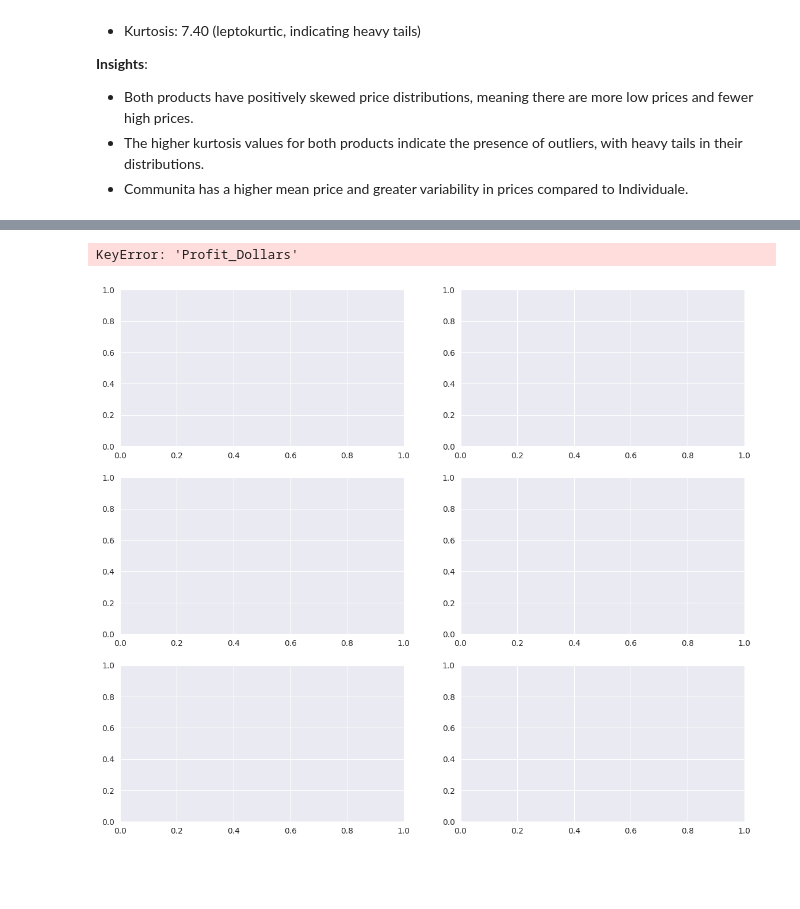
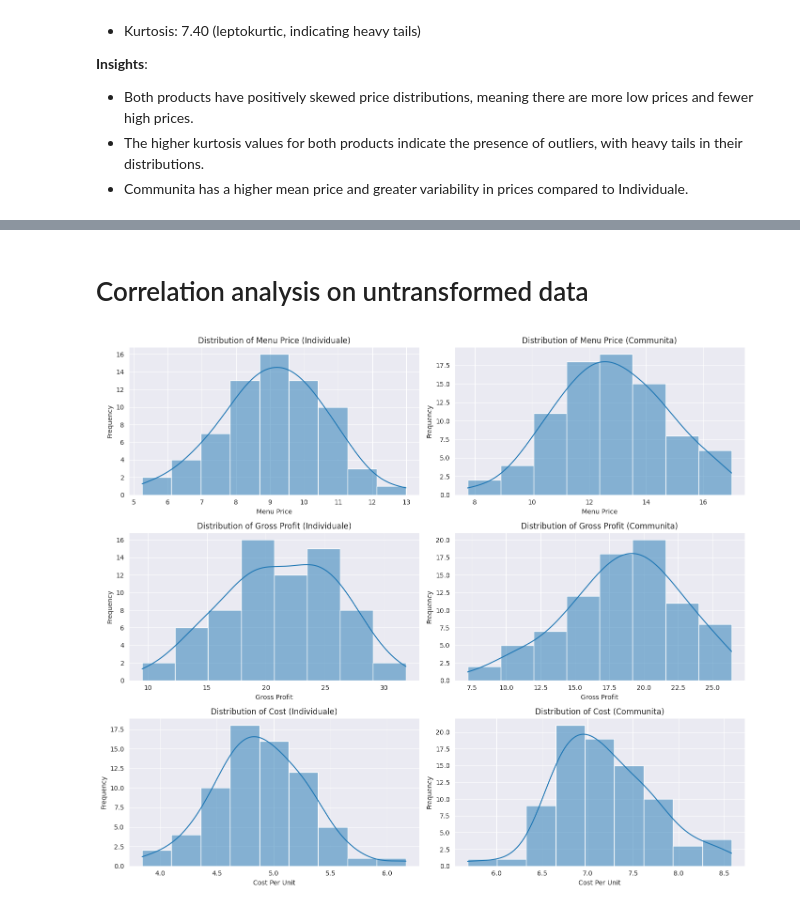
Before and after one commit to mkingopng/Dominos_senior_data_scientist, a Jupyter notebook: src/eda.ipynb, the cells around one changed output, grey strips where cells are left out. Saved outputs shown, nothing was run; the diff lists cells and outputs as text; code cells hidden in the pictures; blank space fills up the shorter version.

```diff
--- a/src/eda.ipynb
+++ b/src/eda.ipynb
@@ -117,6 +159,0 @@ df.head()
-# %%
-# Calculate the Profit in Dollars
-df['Profit_Dollars'] = (df['Menu_Price'] - df['cost_per_unit']) * df['Pizza_Count']
-
-# Display the first few rows to check the calculations
-print(df.head())
@@ -219,14 +206,0 @@ Arguing against myself, there are reasons to consider not excluding the low side
-# %%
-def identify_outliers(df, column):
-    """
-    Identify outliers using the IQR method.
-    :param df:
-    :param column:
-    :return:
-    """
-    Q1 = df[column].quantile(0.25)
-    Q3 = df[column].quantile(0.75)
-    IQR = Q3 - Q1
-    lower_bound = Q1 - 1.5 * IQR
-    upper_bound = Q3 + 1.5 * IQR
-    return df[(df[column] < lower_bound) | (df[column] > upper_bound)], lower_bound, upper_bound
@@ -511,41 +553,42 @@ communita_df = final_df[final_df['Product'] == 'Communita'].copy()
+# %% [markdown]
+# Correlation analysis on untransformed data
 # %%
-# Plot the distribution of Profit_Dollars, COGS, and Cost for each product
+# Plot the distribution of Menu_Price, gross_profit, and cost_per_unit for each product, on the untransformed data
 fig, axes = plt.subplots(3, 2, figsize=(14, 12))
 
 # Individuale
-sns.histplot(individuale_df['Profit_Dollars'], kde=True, ax=axes[0, 0])
-axes[0, 0].set_title('Distribution of Profit Dollars (Individuale)')
-axes[0, 0].set_xlabel('Profit Dollars')
+sns.histplot(individuale_df['Menu_Price'], kde=True, ax=axes[0, 0])
+axes[0, 0].set_title('Distribution of Menu Price (Individuale)')
+axes[0, 0].set_xlabel('Menu Price')
 axes[0, 0].set_ylabel('Frequency')
 
-sns.histplot(individuale_df['COGS'], kde=True, ax=axes[1, 0])
-axes[1, 0].set_title('Distribution of COGS (Individuale)')
-axes[1, 0].set_xlabel('COGS')
+sns.histplot(individuale_df['gross_profit'], kde=True, ax=axes[1, 0])
+axes[1, 0].set_title('Distribution of Gross Profit (Individuale)')
+axes[1, 0].set_xlabel('Gross Profit')
 axes[1, 0].set_ylabel('Frequency')
 
 sns.histplot(individuale_df['cost_per_unit'], kde=True, ax=axes[2, 0])
 axes[2, 0].set_title('Distribution of Cost (Individuale)')
-axes[2, 0].set_xlabel('cost_per_unit')
+axes[2, 0].set_xlabel('Cost Per Unit')
 axes[2, 0].set_ylabel('Frequency')
 
 # Communita
-sns.histplot(communita_df['Profit_Dollars'], kde=True, ax=axes[0, 1])
-axes[0, 1].set_title('Distribution of Profit Dollars (Communita)')
-axes[0, 1].set_xlabel('Profit Dollars')
+sns.histplot(communita_df['Menu_Price'], kde=True, ax=axes[0, 1])
+axes[0, 1].set_title('Distribution of Menu Price (Communita)')
+axes[0, 1].set_xlabel('Menu Price')
 axes[0, 1].set_ylabel('Frequency')
 
-sns.histplot(communita_df['COGS'], kde=True, ax=axes[1, 1])
-axes[1, 1].set_title('Distribution of COGS (Communita)')
-axes[1, 1].set_xlabel('COGS')
+sns.histplot(communita_df['gross_profit'], kde=True, ax=axes[1, 1])
+axes[1, 1].set_title('Distribution of Gross Profit (Communita)')
+axes[1, 1].set_xlabel('Gross Profit')
 axes[1, 1].set_ylabel('Frequency')
 
 sns.histplot(communita_df['cost_per_unit'], kde=True, ax=axes[2, 1])
 axes[2, 1].set_title('Distribution of Cost (Communita)')
-axes[2, 1].set_xlabel('cost_per_unit')
+axes[2, 1].set_xlabel('Cost Per Unit')
 axes[2, 1].set_ylabel('Frequency')
 
 plt.tight_layout()
 plt.show()
 # %% [output]
-KeyError: 'Profit_Dollars'
-[figure, old version]
+[figure, new version]
```
Also changed, not shown: parts of 132 cells of this notebook, 13 other files.
